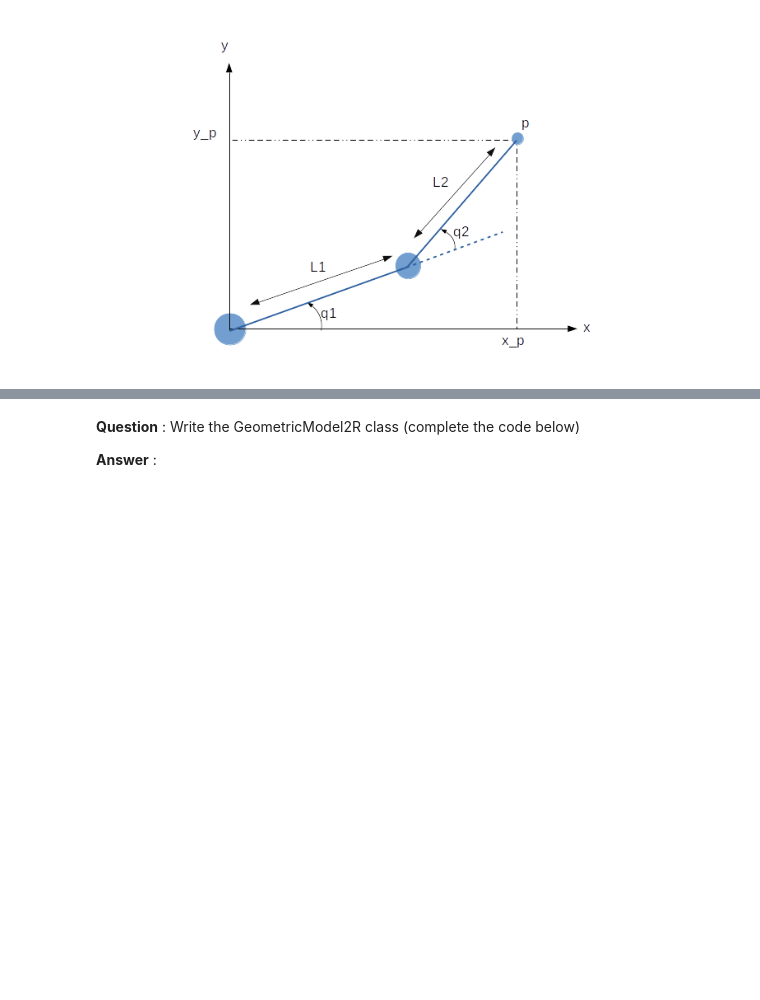
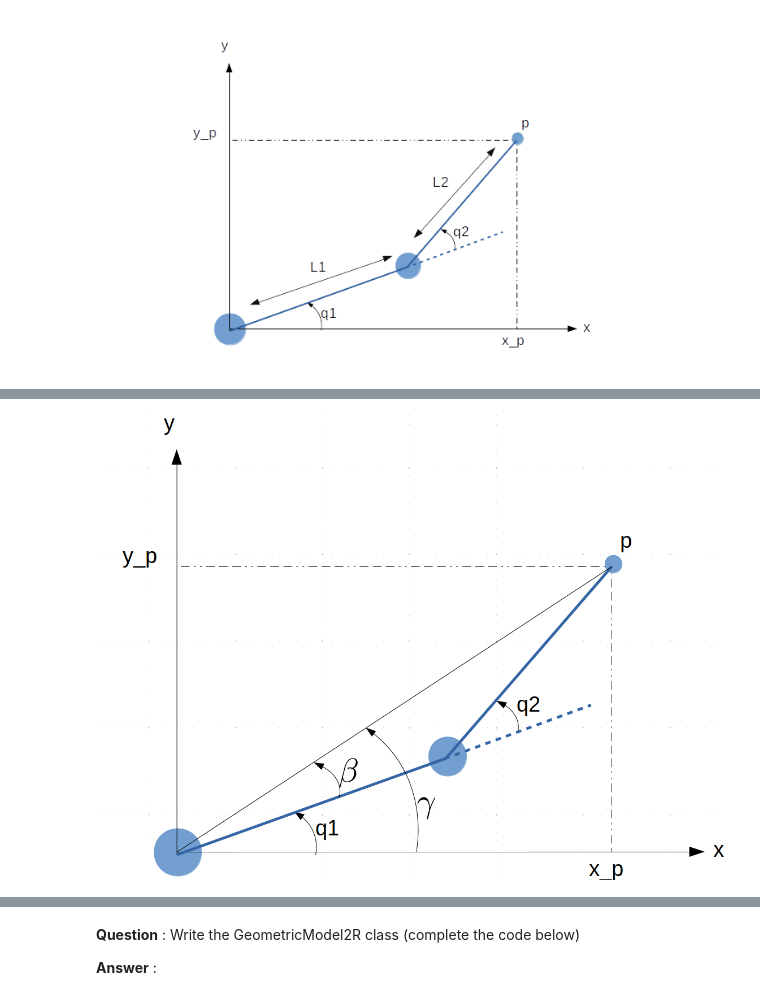
Before and after one commit to skleff1994/arise_2020, a Jupyter notebook: 2-modeling/1-geometry-solution.ipynb, the cells around one changed output, grey strips where cells are left out. Saved outputs shown, nothing was run; the diff lists cells and outputs as text; code cells hidden in the pictures; blank space fills up the shorter version.

```diff
--- a/2-modeling/1-geometry-solution.ipynb
+++ b/2-modeling/1-geometry-solution.ipynb
@@ -361,0 +330,4 @@ Note that depending on the value of $p=(x_p,y_p)$, there can be $0$, $1$, or $2$
+# %%
+Image("2dof-sol.png")
+# %% [output]
+[figure, added]
```
Also changed, not shown: parts of 2 cells of this notebook, 2 other files.
